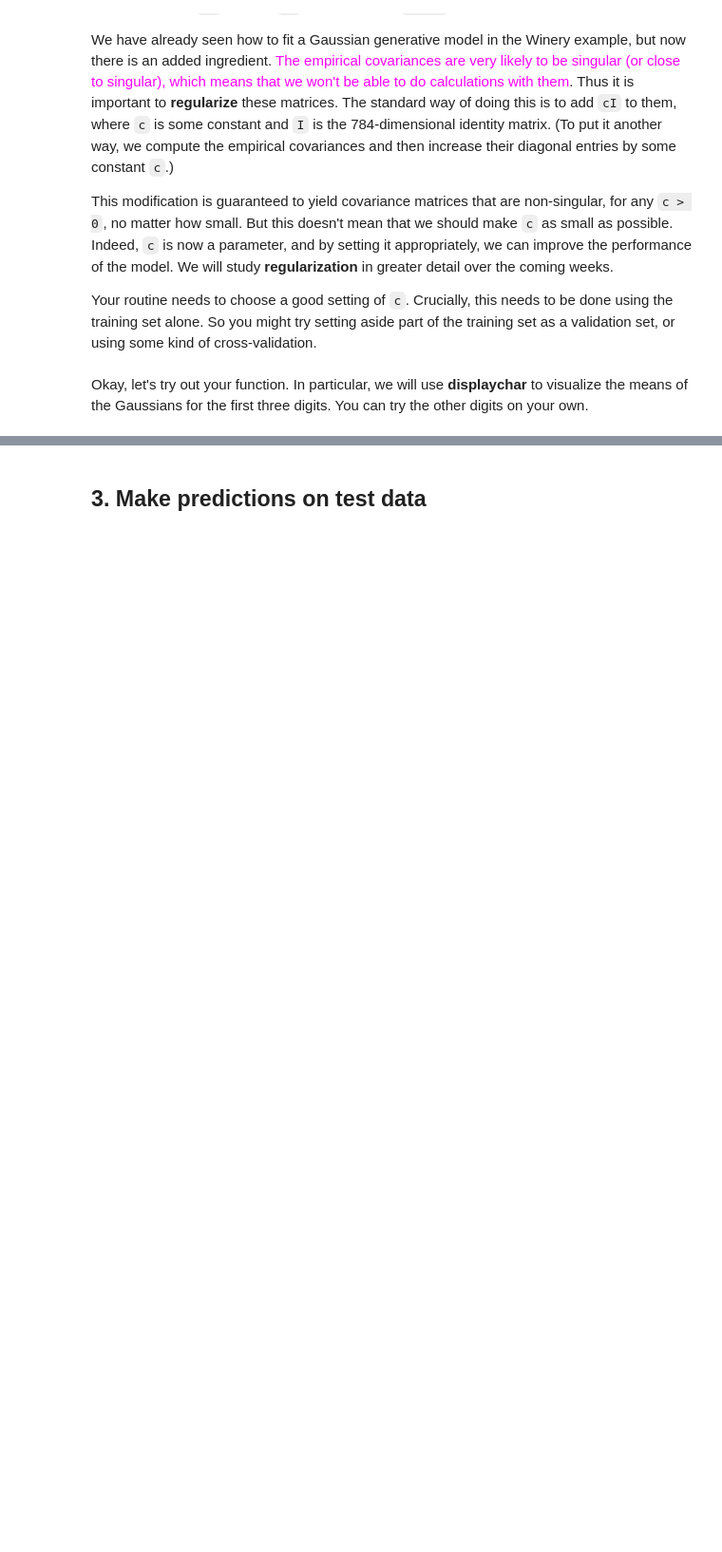
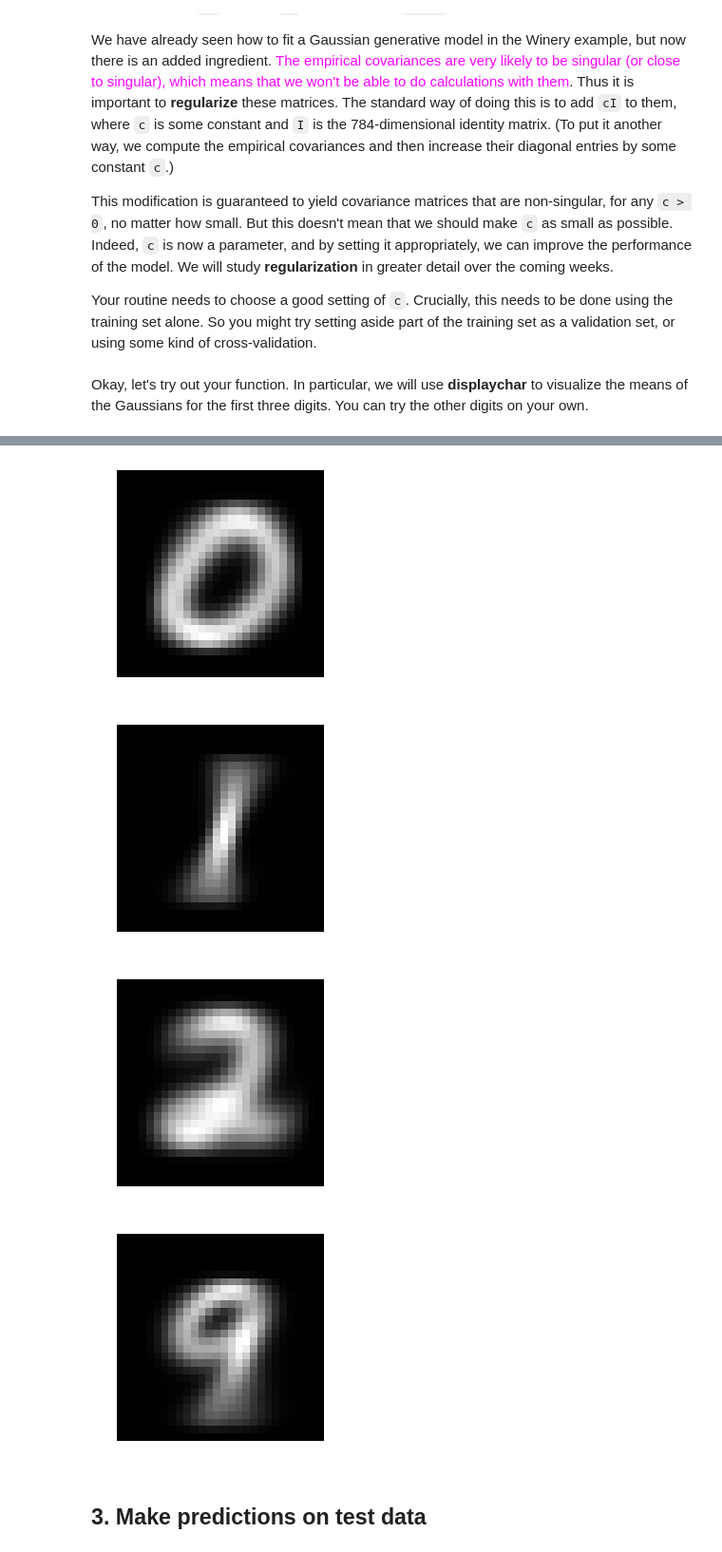
Before and after one commit to Mikhail-Naumov/EdX_Notes, a Jupyter notebook: DSE220x/Week_3/generative-mnist/generative_mnist.ipynb, the cells around one changed output, grey strips where cells are left out. Shown at 95% size. Cells and saved outputs as stored; diff of their text form; code cells hidden in the pictures; blank space fills up the shorter version.

```diff
--- a/DSE220x/Week_3/generative-mnist/generative_mnist.ipynb
+++ b/DSE220x/Week_3/generative-mnist/generative_mnist.ipynb
@@ -79,16 +82,25 @@ This modification is guaranteed to yield covariance matrices that are non-singul
 
 Your routine needs to choose a good setting of `c`. Crucially, this needs to be done using the training set alone. So you might try setting aside part of the training set as a validation set, or using some kind of cross-validation.
 # %%
-def fit_generative_model(x,y):
-    k = 10  # labels 0,1,...,k-1
+def fit_generative_model(x,y,c=1):
+    k = 10  # labels 0,1,...,k-1 #number of labels
     d = (x.shape)[1]  # number of features
     mu = np.zeros((k,d))
-    sigma = np.zeros((k,d,d))
+    sigma = np.zeros((k,d,d)) #needs normalization... i think
     pi = np.zeros(k)
-    ###
-    ### Your code goes here
-    ###
-    # Halt and return parameters
+
+
+    #
+    #enter code here
+    for label in range(0,k):
+        indices = (y == label)
+        mu[label] = np.mean(x[indices,:], axis=0)
+        sigma[label] = np.cov(x[indices,:], rowvar=0, bias=1)
+        sigma[label] = sigma[label] + np.identity(d) * c #treating singularity
+        pi[label] = float(sum(indices))/float(len(y))
+    #
+    #
+
     return mu, sigma, pi
 # %% [markdown]
 Okay, let's try out your function. In particular, we will use **displaychar** to visualize the means of the Gaussians for the first three digits. You can try the other digits on your own.
@@ -95,7 +141,13 @@ Okay, let's try out your function. In particular, we will use **displaychar** to
 # %%
 mu, sigma, pi = fit_generative_model(train_data, train_labels)
 displaychar(mu[0])
 displaychar(mu[1])
 displaychar(mu[2])
+displaychar(mu[9])
+# %% [output]
+[figure, added]
+[figure, added]
+[figure, added]
+[figure, added]
 # %% [markdown]
 ## 3. Make predictions on test data
```
Also changed, not shown: parts of 15 cells of this notebook, 5 other files.
